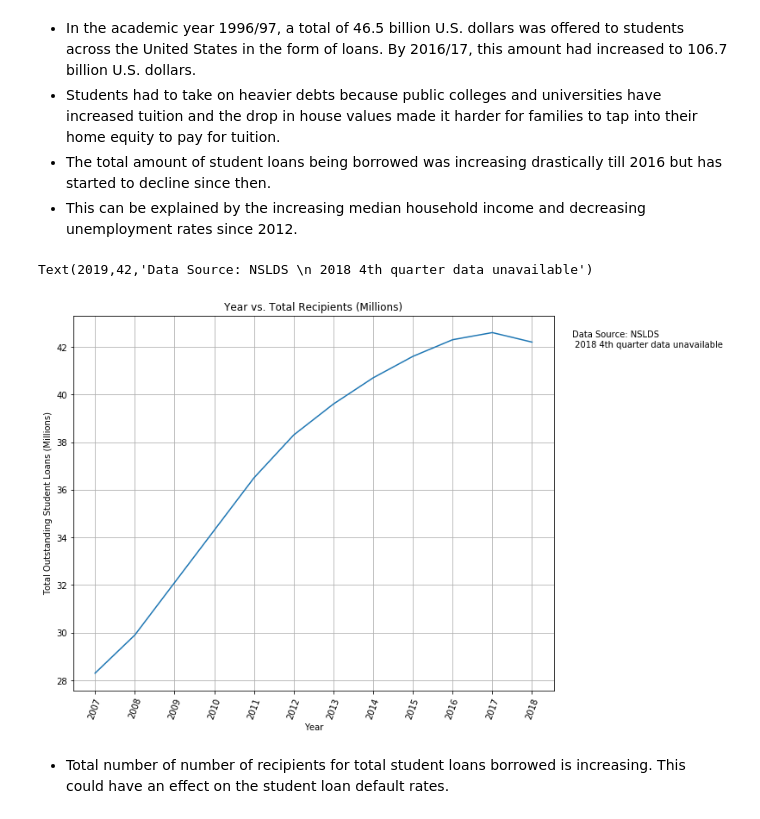
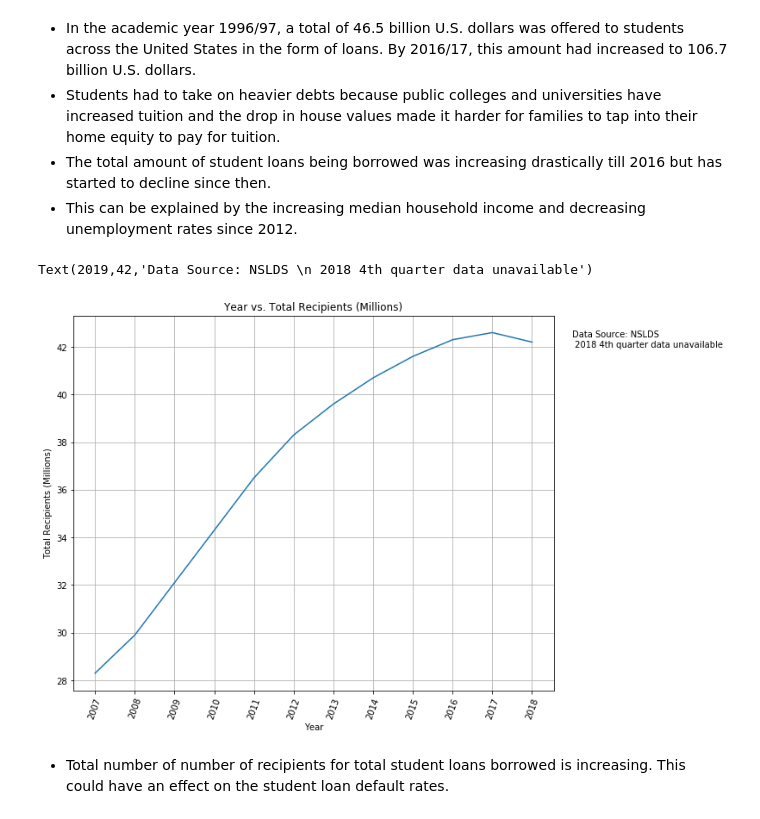
Before and after one commit to Kamran-Wali/Project_Antigravity2, a Jupyter notebook: Presentation.ipynb, the cells around one changed output. Drawn from its saved outputs; the diff is of its cells as text; code cells hidden in the pictures.

```diff
--- a/Presentation.ipynb
+++ b/Presentation.ipynb
@@ -325,22 +325,22 @@ plt.grid()
 + The total amount of student loans being borrowed was increasing drastically till 2016 but has started to decline since then.
 + This can be explained by the increasing median household income and decreasing unemployment rates since 2012.
 # %%
-#plotting total outstanding student loans
+#plotting total recipients
 plt.figure(figsize = (10,8))
 x_axis = outstanding_loans["Year"]
 y_axis = outstanding_loans["Total unduplicated recipients"]
 plt.plot(x_axis,y_axis)
 plt.title("Year vs. Total Recipients (Millions)")
 plt.xlabel("Year")
 plt.xticks(rotation=70)
 plt.xticks(np.arange(min(x_axis), max(x_axis)+1, 1.0))
-plt.ylabel("Total Outstanding Student Loans (Millions)")
+plt.ylabel("Total Recipients (Millions)")
 plt.grid()
 plt.text(2019,42, "Data Source: NSLDS \n 2018 4th quarter data unavailable")
 #plt.savefig("plots/YearvsTotalRecipients.png", bbox_inches="tight")
 # %% [output]
 Text(2019,42,'Data Source: NSLDS \n 2018 4th quarter data unavailable')
-[figure, old version]
+[figure, new version]
 # %% [markdown]
 + Total number of number of recipients for total student loans borrowed is increasing. This could have an effect on the student loan default rates.
 # %%
```
